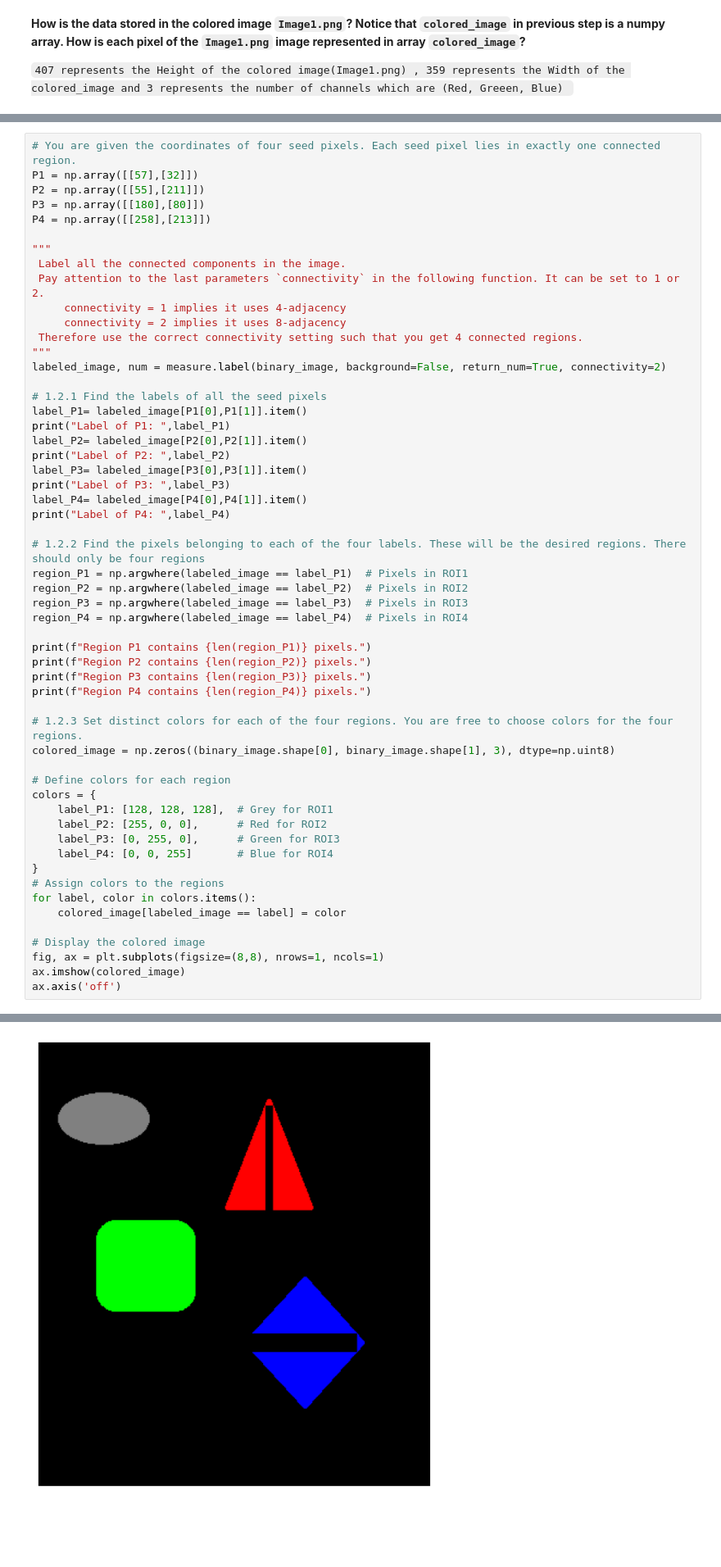
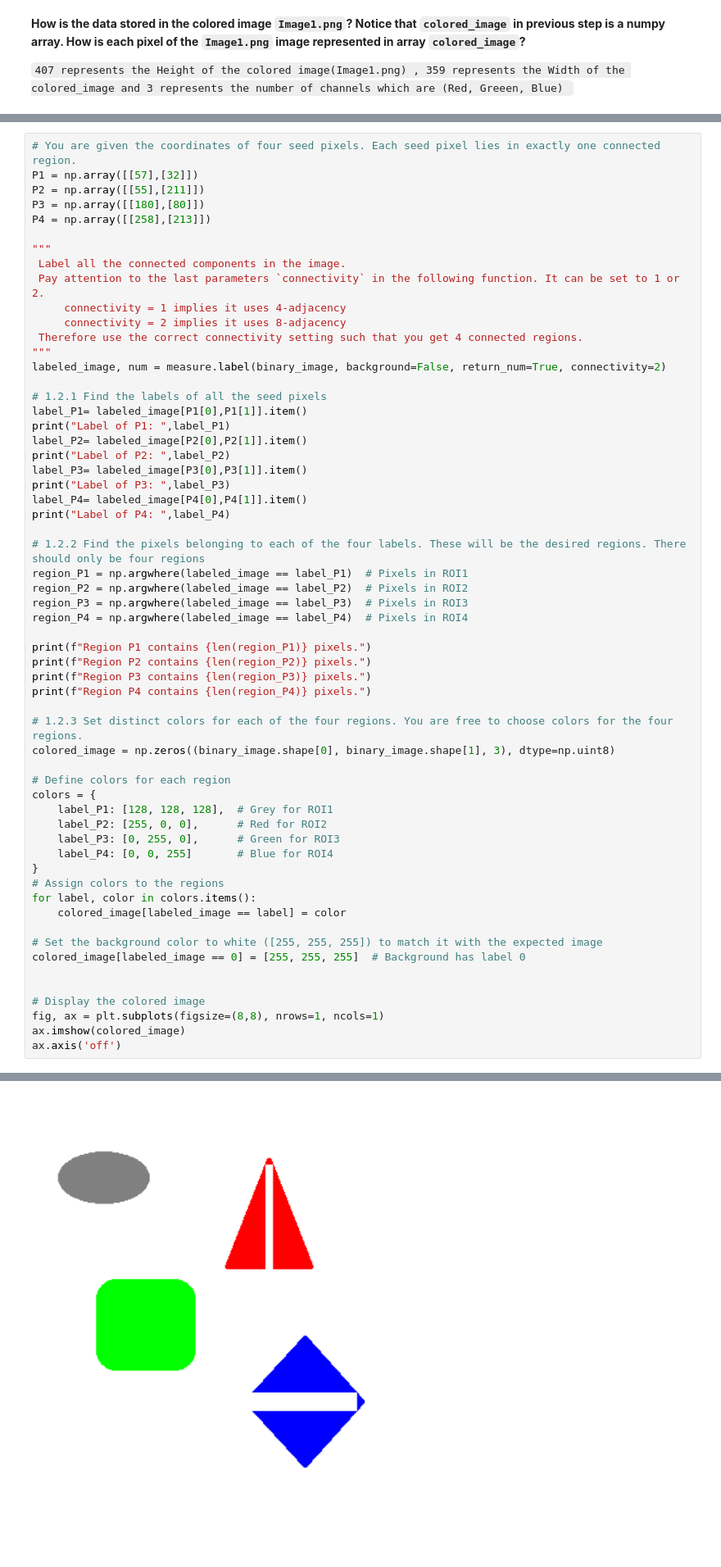
Before and after one commit to hrhm47/Digital_Image_Processing, a Jupyter notebook: Asg1/DIP_PA1.ipynb, the cells around one changed output, grey strips where cells are left out. Shown at 82% size. Drawn from its saved outputs; the diff is of its cells as text; blank space fills up the shorter version.

Commit message:
Image topology implementation

```diff
--- a/Asg1/DIP_PA1.ipynb
+++ b/Asg1/DIP_PA1.ipynb
@@ -116,34 +116,38 @@ print(f"Region P3 contains {len(region_P3)} pixels.")
 print(f"Region P4 contains {len(region_P4)} pixels.")
 
 # 1.2.3 Set distinct colors for each of the four regions. You are free to choose colors for the four regions.
 colored_image = np.zeros((binary_image.shape[0], binary_image.shape[1], 3), dtype=np.uint8)
 
 # Define colors for each region
 colors = {
     label_P1: [128, 128, 128],  # Grey for ROI1
     label_P2: [255, 0, 0],      # Red for ROI2
     label_P3: [0, 255, 0],      # Green for ROI3
     label_P4: [0, 0, 255]       # Blue for ROI4
 }
 # Assign colors to the regions
 for label, color in colors.items():
     colored_image[labeled_image == label] = color
 
+# Set the background color to white ([255, 255, 255]) to match it with the expected image
+colored_image[labeled_image == 0] = [255, 255, 255]  # Background has label 0
+
+
 # Display the colored image
 fig, ax = plt.subplots(figsize=(8,8), nrows=1, ncols=1)
 ax.imshow(colored_image)
 ax.axis('off')
 # %% [output]
 Label of P1:  1
 Label of P2:  2
 Label of P3:  3
 Label of P4:  4
 Region P1 contains 3176 pixels.
 Region P2 contains 3746 pixels.
 Region P3 contains 7347 pixels.
 Region P4 contains 5193 pixels.
 (np.float64(-0.5), np.float64(358.5), np.float64(406.5), np.float64(-0.5))
-[figure, old version]
+[figure, new version]
 # %% [markdown]
 **Which of the two parameter values, i.e. connectivity=1 or connectivity=2, led to exactly 4 differently colored regions? Why is it so?**
 
```
Also changed, not shown: parts of 3 cells of this notebook.
